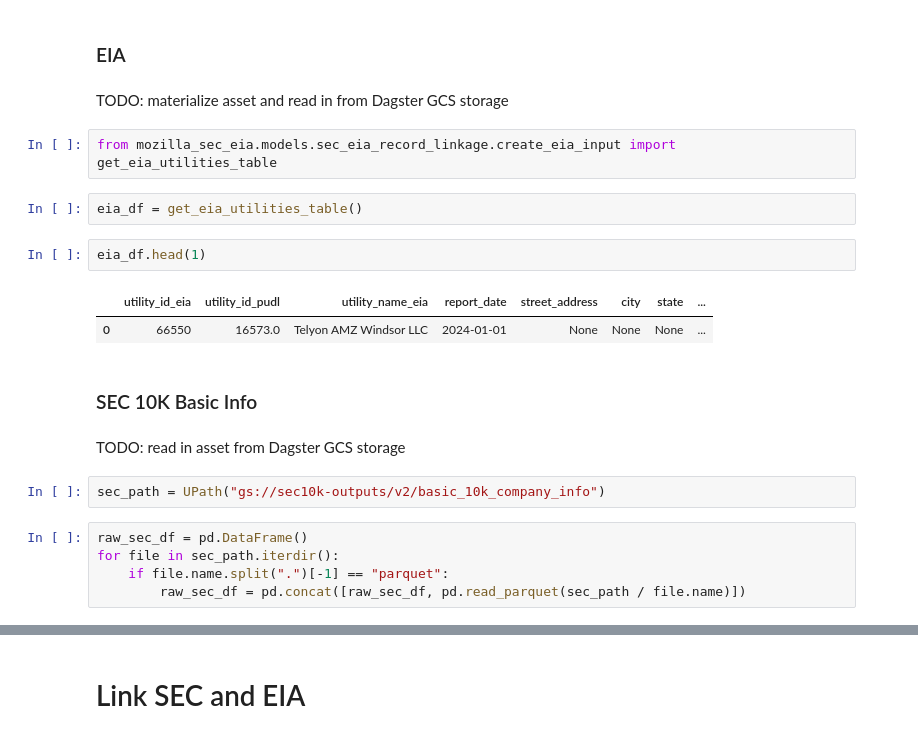
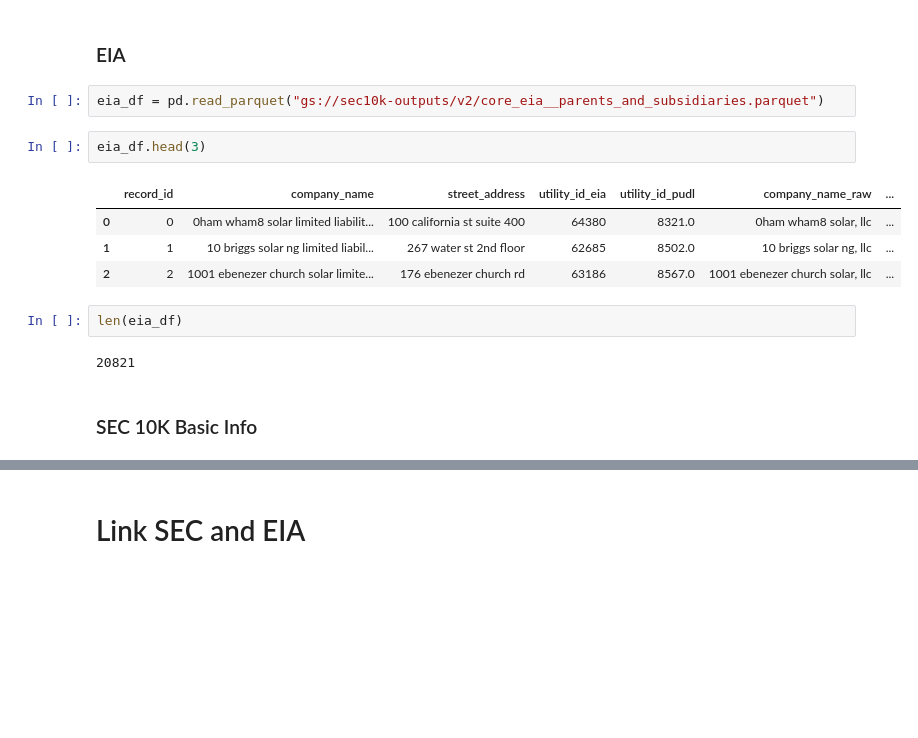
Before and after one commit to catalyst-cooperative/mozilla-sec-eia, a Jupyter notebook: notebooks/18-kl-splink-sec-eia.ipynb, the cells around one changed output, grey strips where cells are left out. Saved outputs shown, nothing was run; the diff lists cells and outputs as text; blank space fills up the shorter version.

Commit message:
clean up notebook to work with dagster assets

```diff
--- a/notebooks/18-kl-splink-sec-eia.ipynb
+++ b/notebooks/18-kl-splink-sec-eia.ipynb
@@ -21,25 +29,18 @@ from mozilla_sec_eia.models.sec_eia_record_linkage.preprocessing import add_sec_
 # Inputs
 # %% [markdown]
 ### EIA
-# %% [markdown]
-TODO: materialize asset and read in from Dagster GCS storage
-# %%
-from mozilla_sec_eia.models.sec_eia_record_linkage.create_eia_input import get_eia_utilities_table
-# %%
-eia_df = get_eia_utilities_table()
+# %%
+eia_df = pd.read_parquet("gs://sec10k-outputs/v2/core_eia__parents_and_subsidiaries.parquet")
 # %%
-eia_df.head(1)
+eia_df.head(3)
 # %% [output]
-|  | utility_id_eia | utility_id_pudl | utility_name_eia | report_date | street_address | city | state | ... |
-| 0 | 66550 | 16573.0 | Telyon AMZ Windsor LLC | 2024-01-01 | None | None | None | ... |
+|  | record_id | company_name | street_address | utility_id_eia | utility_id_pudl | company_name_raw | ... |
+| 0 | 0 | 0ham wham8 solar limited liabilit... | 100 california st suite 400 | 64380 | 8321.0 | 0ham wham8 solar, llc | ... |
+| 1 | 1 | 10 briggs solar ng limited liabil... | 267 water st 2nd floor | 62685 | 8502.0 | 10 briggs solar ng, llc | ... |
+| 2 | 2 | 1001 ebenezer church solar limite... | 176 ebenezer church rd | 63186 | 8567.0 | 1001 ebenezer church solar, llc | ... |
+# %%
+len(eia_df)
+# %% [output]
+20821
 # %% [markdown]
 ### SEC 10K Basic Info
-# %% [markdown]
-TODO: read in asset from Dagster GCS storage
-# %%
-sec_path = UPath("gs://sec10k-outputs/v2/basic_10k_company_info")
-# %%
-raw_sec_df = pd.DataFrame()
-for file in sec_path.iterdir():
-    if file.name.split(".")[-1] == "parquet":
-        raw_sec_df = pd.concat([raw_sec_df, pd.read_parquet(sec_path / file.name)])
```
Also changed, not shown: parts of 103 cells of this notebook, 6 other files.
